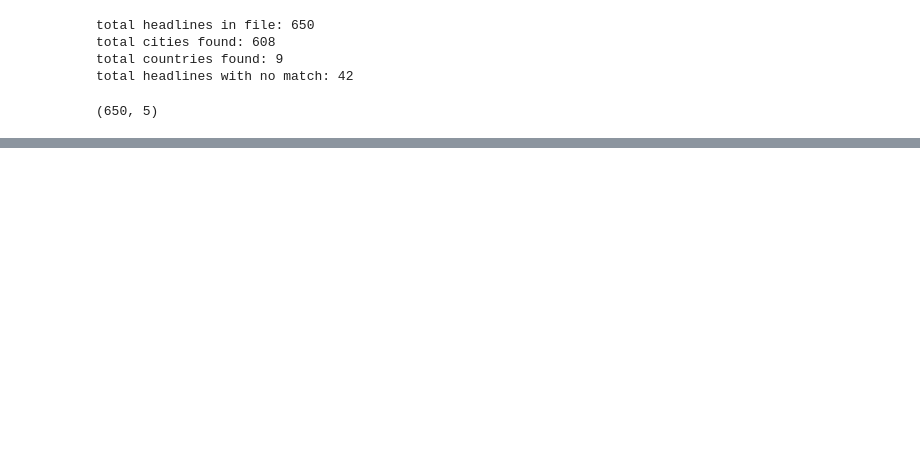
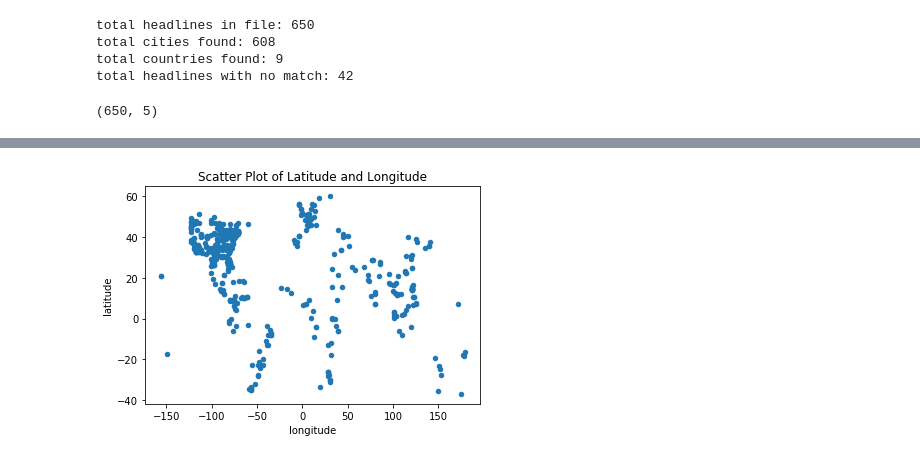
Before and after one commit to shimrite/DiscoveringDiseaseOutbreaks, a Jupyter notebook: GeoNamesAndLocations.ipynb, the cells around one changed output, grey strips where cells are left out. Saved outputs shown, nothing was run; the diff lists cells and outputs as text; code cells hidden in the pictures; blank space fills up the shorter version.

```diff
--- a/GeoNamesAndLocations.ipynb
+++ b/GeoNamesAndLocations.ipynb
@@ -159,0 +154,7 @@ df_file
+# %%
+import json
+
+save_file_path = "data/headlinesGeoNamesAndLocations.json"
+df_file.to_json(save_file_path, orient = 'records')
+# %%
+df_file_check = pd.read_json(save_file_path, orient = 'records')
@@ -159,0 +299,6 @@ df_file
+# %%
+_ = df_file_check2.plot.scatter(
+    x="longitude", y="latitude", title="Scatter Plot of Latitude and Longitude"
+)
+# %% [output]
+[figure, added]
```
Also changed, not shown: parts of 26 cells of this notebook.
